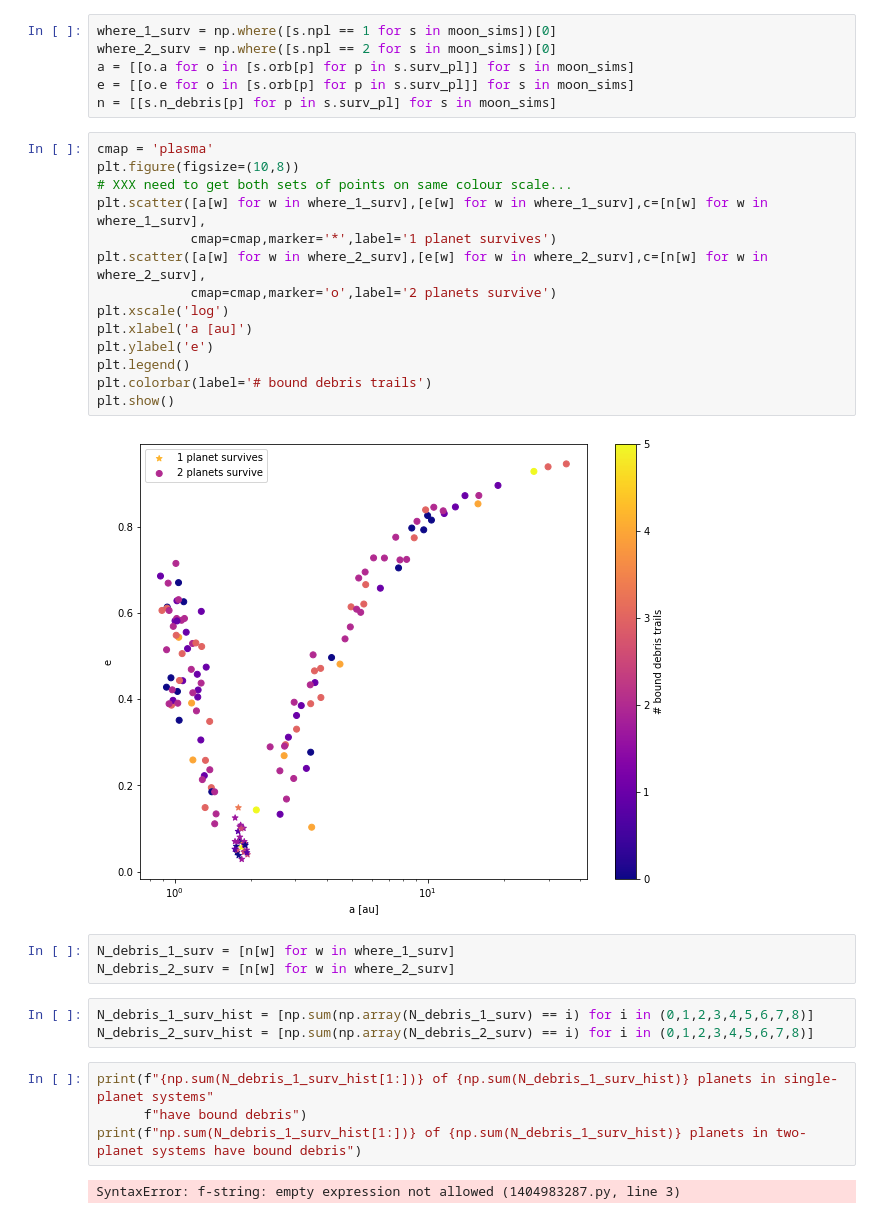
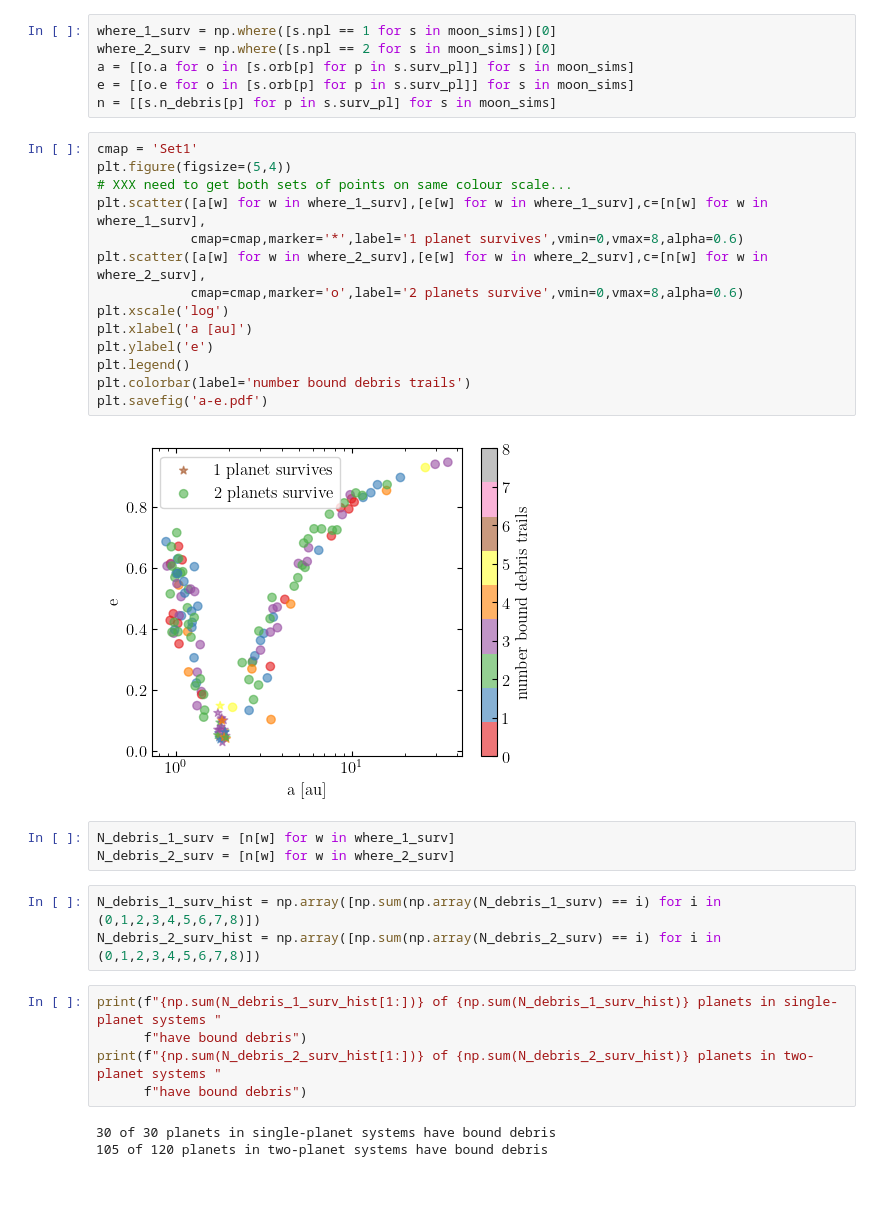
Before and after one commit to AJMustill/moons, a Jupyter notebook: moon_sims.ipynb, the cells around one changed output. Cells and saved outputs as stored; diff of their text form; blank space fills up the shorter version.

Commit message:
Tidy up plots

```diff
--- a/moon_sims.ipynb
+++ b/moon_sims.ipynb
@@ -87,30 +95,32 @@ a = [[o.a for o in [s.orb[p] for p in s.surv_pl]] for s in moon_sims]
 e = [[o.e for o in [s.orb[p] for p in s.surv_pl]] for s in moon_sims]
 n = [[s.n_debris[p] for p in s.surv_pl] for s in moon_sims]
 # %%
-cmap = 'plasma'
-plt.figure(figsize=(10,8))
+cmap = 'Set1'
+plt.figure(figsize=(5,4))
 # XXX need to get both sets of points on same colour scale...
 plt.scatter([a[w] for w in where_1_surv],[e[w] for w in where_1_surv],c=[n[w] for w in where_1_surv],
-            cmap=cmap,marker='*',label='1 planet survives')
+            cmap=cmap,marker='*',label='1 planet survives',vmin=0,vmax=8,alpha=0.6)
 plt.scatter([a[w] for w in where_2_surv],[e[w] for w in where_2_surv],c=[n[w] for w in where_2_surv],
-            cmap=cmap,marker='o',label='2 planets survive')
+            cmap=cmap,marker='o',label='2 planets survive',vmin=0,vmax=8,alpha=0.6)
 plt.xscale('log')
 plt.xlabel('a [au]')
 plt.ylabel('e')
 plt.legend()
-plt.colorbar(label='# bound debris trails')
-plt.show()
+plt.colorbar(label='number bound debris trails')
+plt.savefig('a-e.pdf')
 # %% [output]
-[figure, old version]
+[figure, new version]
 # %%
 N_debris_1_surv = [n[w] for w in where_1_surv]
 N_debris_2_surv = [n[w] for w in where_2_surv]
 # %%
-N_debris_1_surv_hist = [np.sum(np.array(N_debris_1_surv) == i) for i in (0,1,2,3,4,5,6,7,8)]
-N_debris_2_surv_hist = [np.sum(np.array(N_debris_2_surv) == i) for i in (0,1,2,3,4,5,6,7,8)]
+N_debris_1_surv_hist = np.array([np.sum(np.array(N_debris_1_surv) == i) for i in (0,1,2,3,4,5,6,7,8)])
+N_debris_2_surv_hist = np.array([np.sum(np.array(N_debris_2_surv) == i) for i in (0,1,2,3,4,5,6,7,8)])
 # %%
-print(f"{np.sum(N_debris_1_surv_hist[1:])} of {np.sum(N_debris_1_surv_hist)} planets in single-planet systems"
+print(f"{np.sum(N_debris_1_surv_hist[1:])} of {np.sum(N_debris_1_surv_hist)} planets in single-planet systems "
       f"have bound debris")
-print(f"np.sum(N_debris_1_surv_hist[1:])} of {np.sum(N_debris_1_surv_hist)} planets in two-planet systems have bound debris")
+print(f"{np.sum(N_debris_2_surv_hist[1:])} of {np.sum(N_debris_2_surv_hist)} planets in two-planet systems "
+      f"have bound debris")
 # %% [output]
-SyntaxError: f-string: empty expression not allowed (1404983287.py, line 3)
+30 of 30 planets in single-planet systems have bound debris
+105 of 120 planets in two-planet systems have bound debris
```
Also changed, not shown: parts of 2 cells of this notebook, 1 other file.
